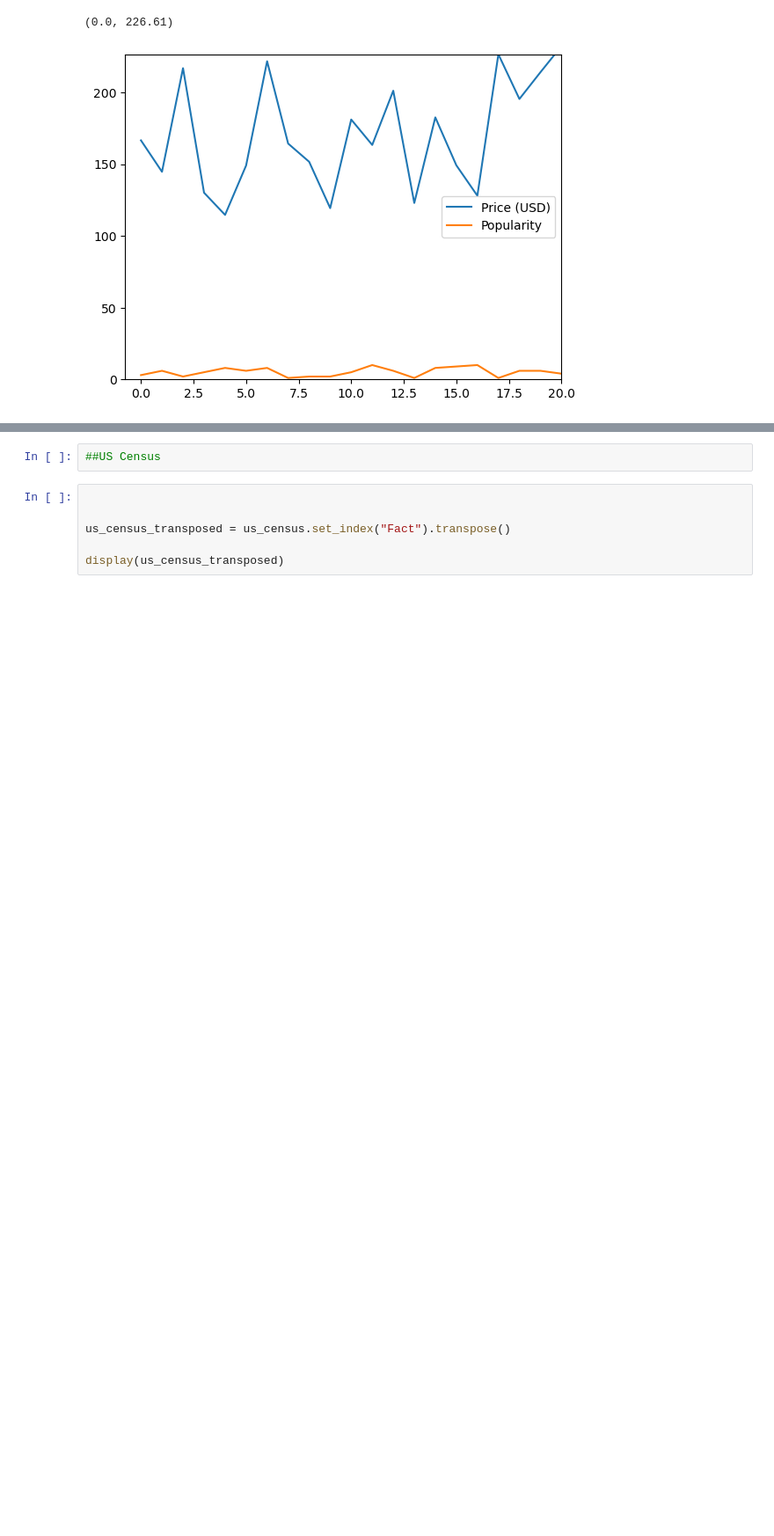
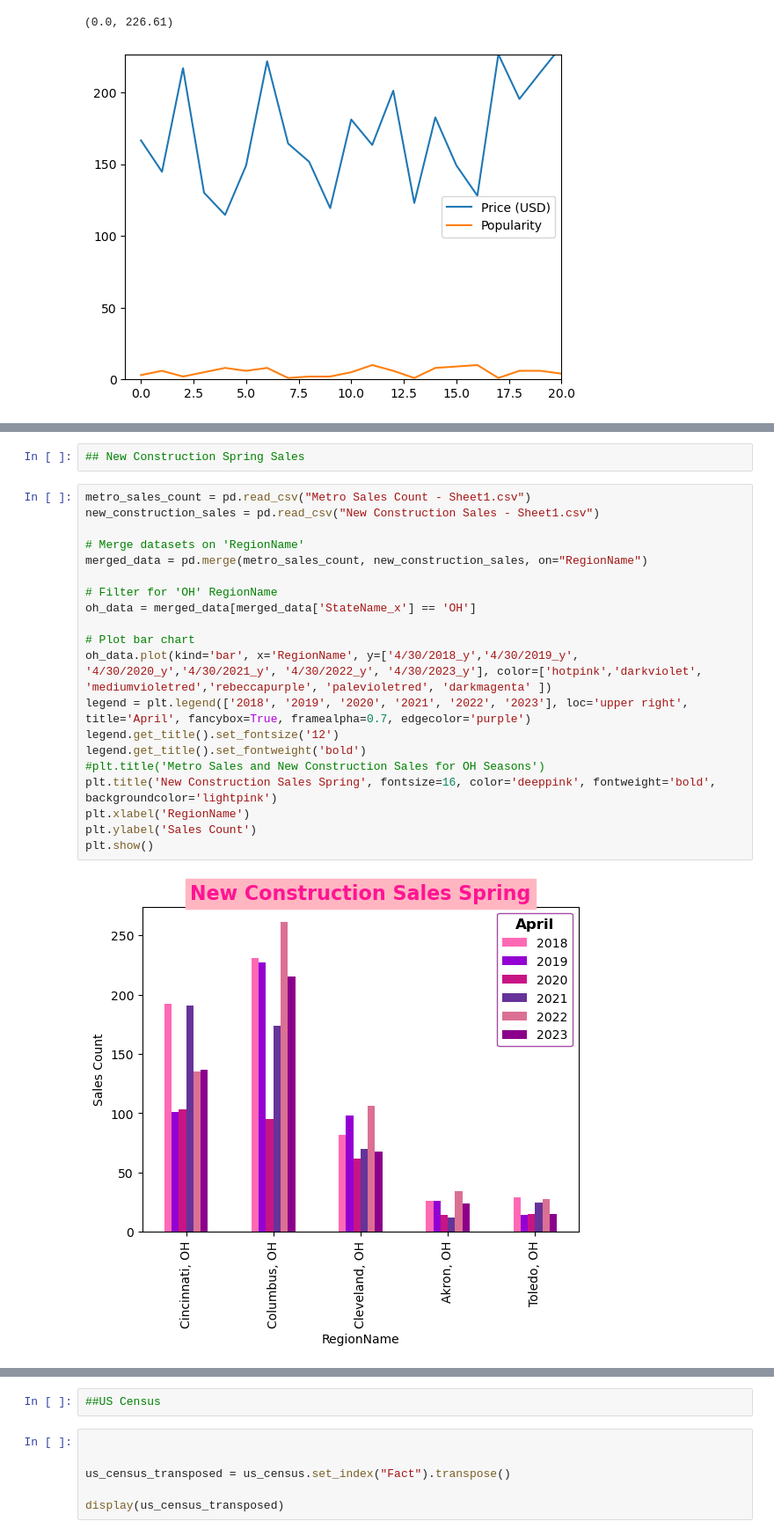
Before and after one commit to McKala1/Project-1, a Jupyter notebook: OSU_AI_Project_1_mckala.ipynb, the cells around one changed output, grey strips where cells are left out. Shown: that part at 88% size. Cells and saved outputs as stored; diff of their text form; blank space fills up the shorter version.

```diff
--- a/OSU_AI_Project_1_mckala.ipynb
+++ b/OSU_AI_Project_1_mckala.ipynb
@@ -167,0 +225,24 @@ plt.ylim(0, max(wood_prices["Price (USD)"][:20]))
+# %%
+## New Construction Spring Sales
+# %%
+metro_sales_count = pd.read_csv("Metro Sales Count - Sheet1.csv")
+new_construction_sales = pd.read_csv("New Construction Sales - Sheet1.csv")
+
+# Merge datasets on 'RegionName'
+merged_data = pd.merge(metro_sales_count, new_construction_sales, on="RegionName")
+
+# Filter for 'OH' RegionName
+oh_data = merged_data[merged_data['StateName_x'] == 'OH']
+
+# Plot bar chart
+oh_data.plot(kind='bar', x='RegionName', y=['4/30/2018_y','4/30/2019_y', '4/30/2020_y','4/30/2021_y', '4/30/2022_y', '4/30/2023_y'], color=['hotpink','darkviolet', 'mediumvioletred','rebeccapurple', 'palevioletred', 'darkmagenta' ])
+legend = plt.legend(['2018', '2019', '2020', '2021', '2022', '2023'], loc='upper right', title='April', fancybox=True, framealpha=0.7, edgecolor='purple')
+legend.get_title().set_fontsize('12')
+legend.get_title().set_fontweight('bold')
+#plt.title('Metro Sales and New Construction Sales for OH Seasons')
+plt.title('New Construction Sales Spring', fontsize=16, color='deeppink', fontweight='bold', backgroundcolor='lightpink')
+plt.xlabel('RegionName')
+plt.ylabel('Sales Count')
+plt.show()
+# %% [output]
+[figure, added]
```
Also changed, not shown: parts of 48 cells of this notebook, 7 other files.
